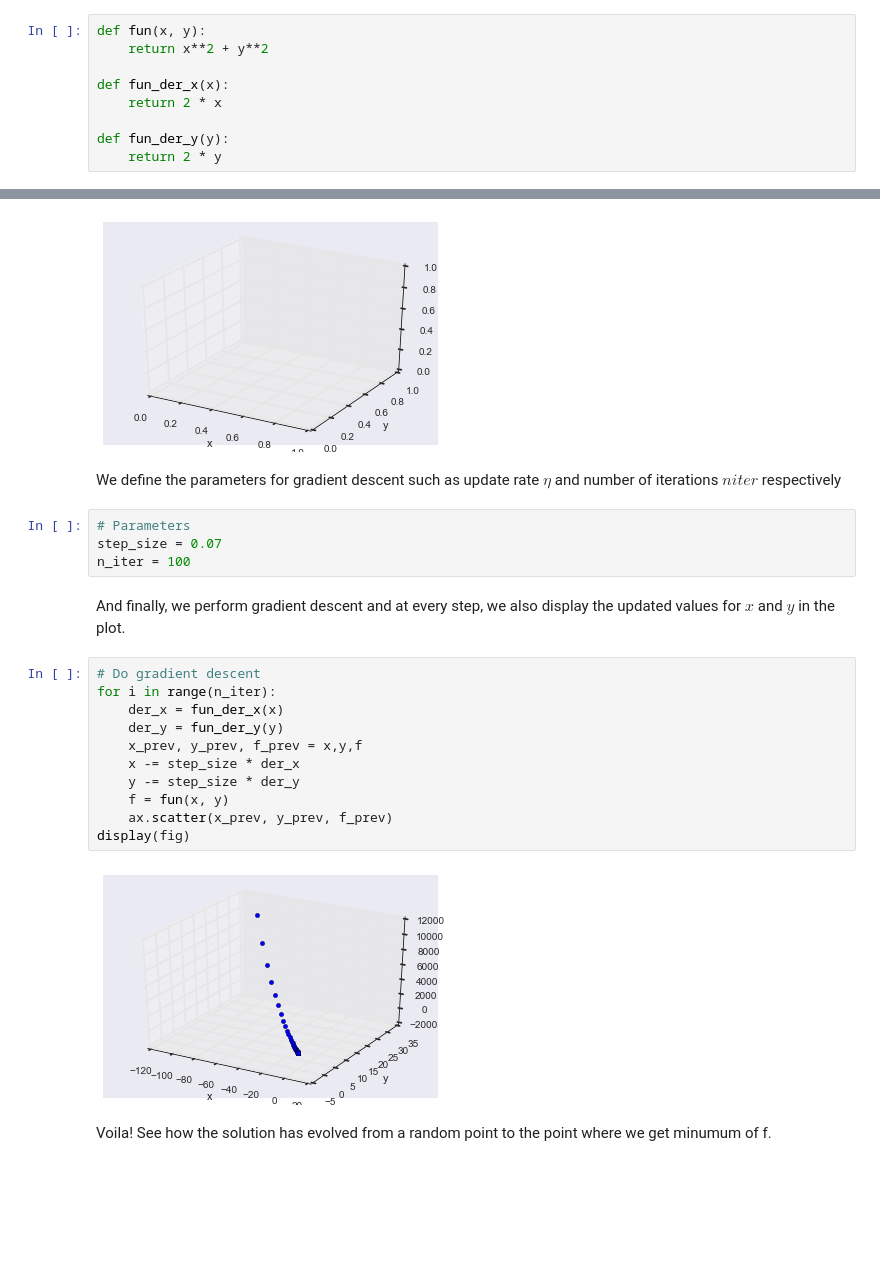
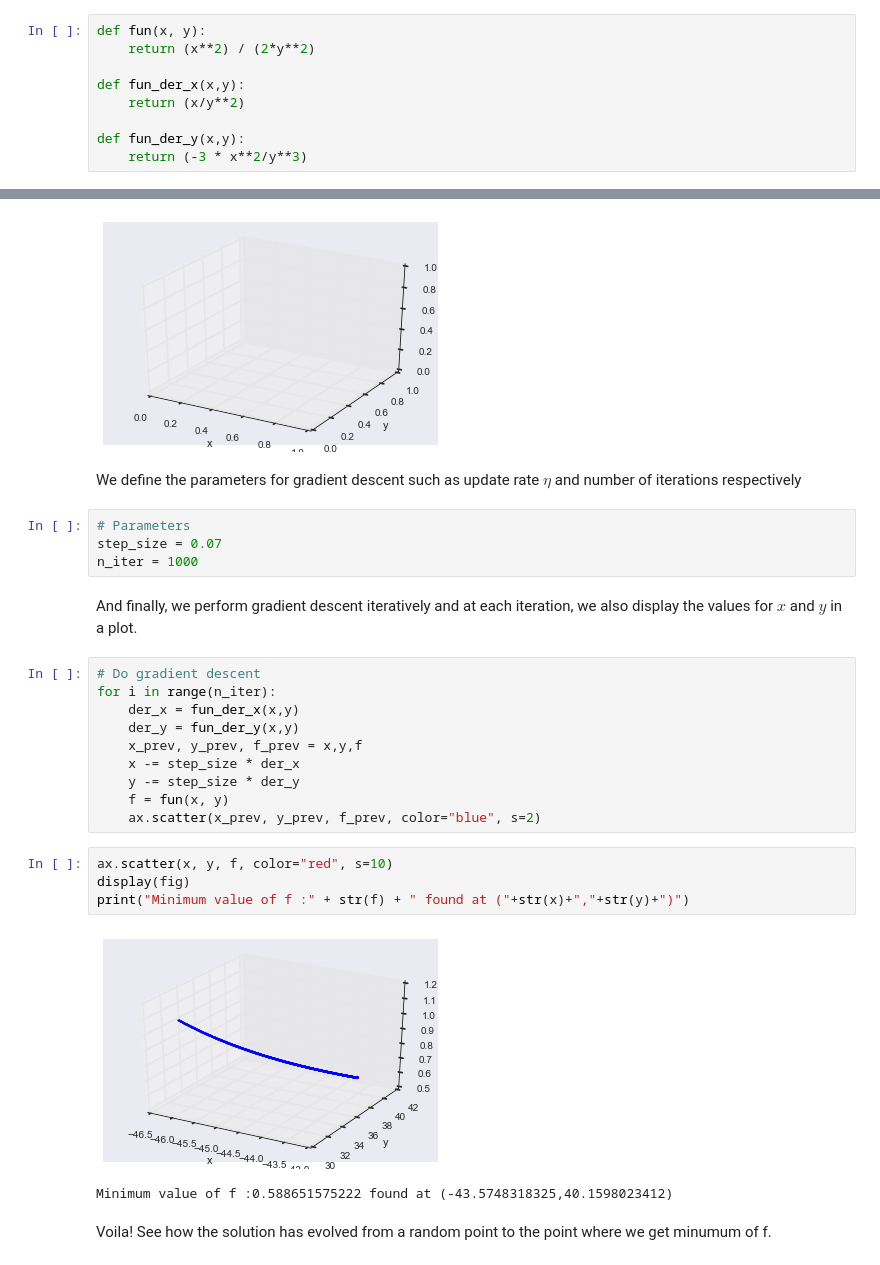
Before and after one commit to rajcscw/minimalistic-ml, a Jupyter notebook: gradient-descent/gradient-descent.ipynb, the cells around one changed output, grey strips where cells are left out. Cells and saved outputs as stored; diff of their text form; blank space fills up the shorter version.

```diff
--- a/gradient-descent/gradient-descent.ipynb
+++ b/gradient-descent/gradient-descent.ipynb
@@ -20,12 +50,12 @@ Define the functions for computing function values at $x$ and $y$ and partial de
 # %%
 def fun(x, y):
-    return x**2 + y**2
+    return (x**2) / (2*y**2)
 
-def fun_der_x(x):
-    return 2 * x
+def fun_der_x(x,y):
+    return (x/y**2)
 
-def fun_der_y(y):
-    return 2 * y
+def fun_der_y(x,y):
+    return (-3 * x**2/y**3)
 # %% [markdown]
 We start the search from a random point ie. random values for $x$ and $y$
 # %%
@@ -46,25 +76,29 @@ ax.set_zlabel("f")
 <matplotlib.text.Text at 0x...>
 [figure]
 # %% [markdown]
-We define the parameters for gradient descent such as update rate $\eta$ and number of iterations $niter$ respectively
+We define the parameters for gradient descent such as update rate $\eta$ and number of iterations respectively
 # %%
 # Parameters
 step_size = 0.07
-n_iter = 100
+n_iter = 1000
 # %% [markdown]
-And finally, we perform gradient descent and at every step, we also display the updated values for $x$ and $y$ in the plot.
+And finally, we perform gradient descent iteratively and at each iteration, we also display the values for $x$ and $y$ in a plot.
 # %%
 # Do gradient descent
 for i in range(n_iter):
-    der_x = fun_der_x(x)
-    der_y = fun_der_y(y)
+    der_x = fun_der_x(x,y)
+    der_y = fun_der_y(x,y)
     x_prev, y_prev, f_prev = x,y,f
     x -= step_size * der_x
     y -= step_size * der_y
     f = fun(x, y)
-    ax.scatter(x_prev, y_prev, f_prev)
-display(fig)
+    ax.scatter(x_prev, y_prev, f_prev, color="blue", s=2)
-# %% [output]
-[figure, removed]
+# %%
+ax.scatter(x, y, f, color="red", s=10)
+display(fig)
+print("Minimum value of f :" + str(f) + " found at ("+str(x)+","+str(y)+")")
+# %% [output]
+[figure, added]
+Minimum value of f :0.588651575222 found at (-43.5748318325,40.1598023412)
 # %% [markdown]
 Voila! See how the solution has evolved from a random point to the point where we get minumum of f.
```
Also changed, not shown: parts of 5 cells of this notebook, 1 other file.
